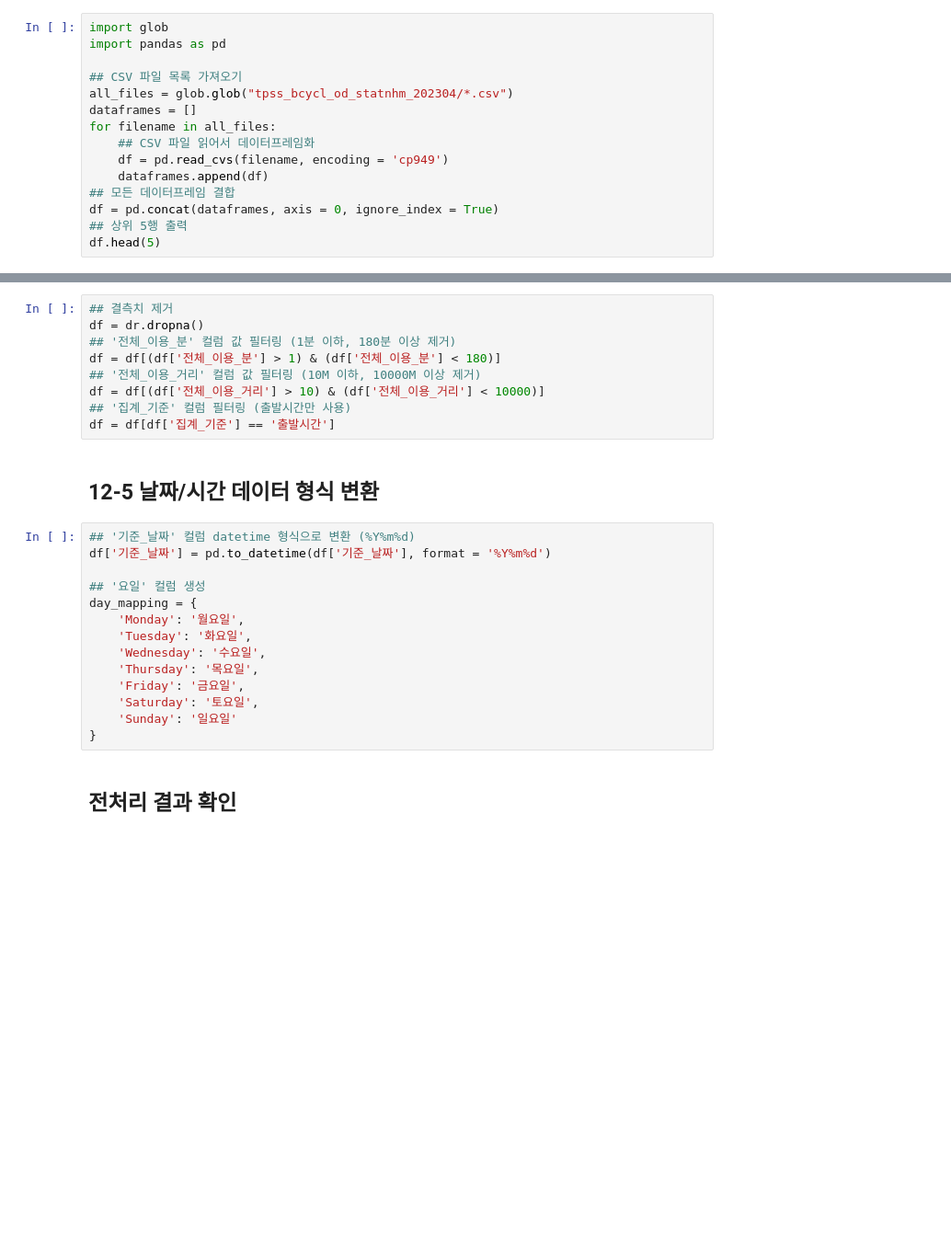
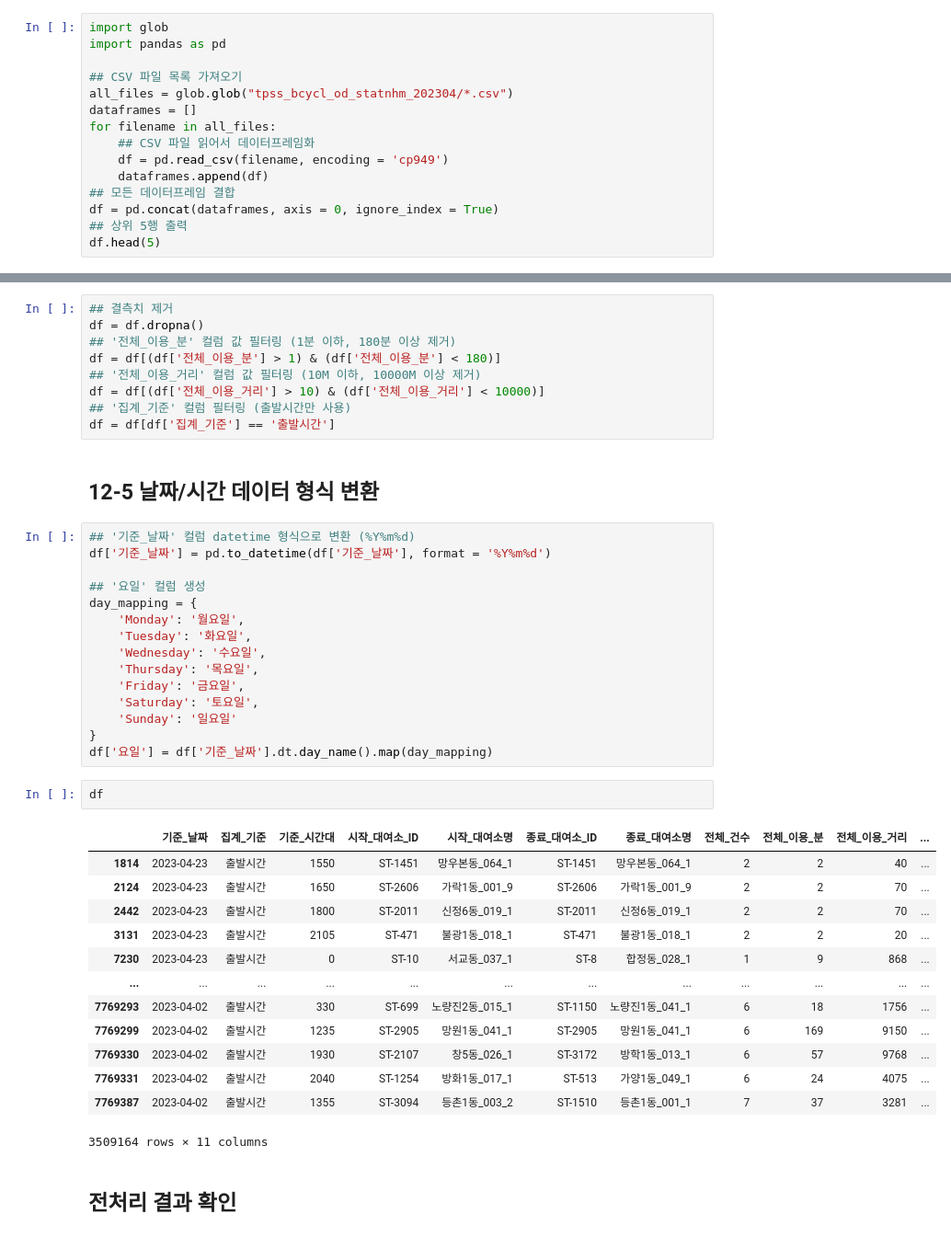
Before and after one commit to Taeichang/DataAnalysis, a Jupyter notebook: 오픈소스_데이터_분석_12강.ipynb, the cells around one changed output, grey strips where cells are left out. Shown: that part at 92% size. Drawn from its saved outputs; the diff is of its cells as text; blank space fills up the shorter version.

```diff
--- a/오픈소스_데이터_분석_12강.ipynb
+++ b/오픈소스_데이터_분석_12강.ipynb
@@ -56,7 +77,7 @@ all_files = glob.glob("tpss_bcycl_od_statnhm_202304/*.csv")
 dataframes = []
 for filename in all_files:
     ## CSV 파일 읽어서 데이터프레임화
-    df = pd.read_cvs(filename, encoding = 'cp949')
+    df = pd.read_csv(filename, encoding = 'cp949')
     dataframes.append(df)
 ## 모든 데이터프레임 결합
 df = pd.concat(dataframes, axis = 0, ignore_index = True)
@@ -73,7 +96,7 @@ print('\n범주형 데이터 요약 통계:\n', df.describe(include = ['object']
 ## 12-4 결측치 및 이상치 제거
 # %%
 ## 결측치 제거
-df = dr.dropna()
+df = df.dropna()
 ## '전체_이용_분' 컬럼 값 필터링 (1분 이하, 180분 이상 제거)
 df = df[(df['전체_이용_분'] > 1) & (df['전체_이용_분'] < 180)]
 ## '전체_이용_거리' 컬럼 값 필터링 (10M 이하, 10000M 이상 제거)
@@ -96,6 +119,23 @@ day_mapping = {
     'Saturday': '토요일',
     'Sunday': '일요일'
 }
+df['요일'] = df['기준_날짜'].dt.day_name().map(day_mapping)
+# %%
+df
+# %% [output]
+|  | 기준_날짜 | 집계_기준 | 기준_시간대 | 시작_대여소_ID | 시작_대여소명 | 종료_대여소_ID | 종료_대여소명 | 전체_건수 | 전체_이용_분 | 전체_이용_거리 | ... |
+| 1814 | 2023-04-23 | 출발시간 | 1550 | ST-1451 | 망우본동_064_1 | ST-1451 | 망우본동_064_1 | 2 | 2 | 40 | ... |
+| 2124 | 2023-04-23 | 출발시간 | 1650 | ST-2606 | 가락1동_001_9 | ST-2606 | 가락1동_001_9 | 2 | 2 | 70 | ... |
+| 2442 | 2023-04-23 | 출발시간 | 1800 | ST-2011 | 신정6동_019_1 | ST-2011 | 신정6동_019_1 | 2 | 2 | 70 | ... |
+| 3131 | 2023-04-23 | 출발시간 | 2105 | ST-471 | 불광1동_018_1 | ST-471 | 불광1동_018_1 | 2 | 2 | 20 | ... |
+| 7230 | 2023-04-23 | 출발시간 | 0 | ST-10 | 서교동_037_1 | ST-8 | 합정동_028_1 | 1 | 9 | 868 | ... |
+| ... | ... | ... | ... | ... | ... | ... | ... | ... | ... | ... | ... |
+| 7769293 | 2023-04-02 | 출발시간 | 330 | ST-699 | 노량진2동_015_1 | ST-1150 | 노량진1동_041_1 | 6 | 18 | 1756 | ... |
+| 7769299 | 2023-04-02 | 출발시간 | 1235 | ST-2905 | 망원1동_041_1 | ST-2905 | 망원1동_041_1 | 6 | 169 | 9150 | ... |
+| 7769330 | 2023-04-02 | 출발시간 | 1930 | ST-2107 | 창5동_026_1 | ST-3172 | 방학1동_013_1 | 6 | 57 | 9768 | ... |
+| 7769331 | 2023-04-02 | 출발시간 | 2040 | ST-1254 | 방화1동_017_1 | ST-513 | 가양1동_049_1 | 6 | 24 | 4075 | ... |
+| 7769387 | 2023-04-02 | 출발시간 | 1355 | ST-3094 | 등촌1동_003_2 | ST-1510 | 등촌1동_001_1 | 7 | 37 | 3281 | ... |
+3509164 rows × 11 columns
 # %% [markdown]
 ## 전처리 결과 확인
 # %%
```
Also changed, not shown: parts of 6 cells of this notebook.
